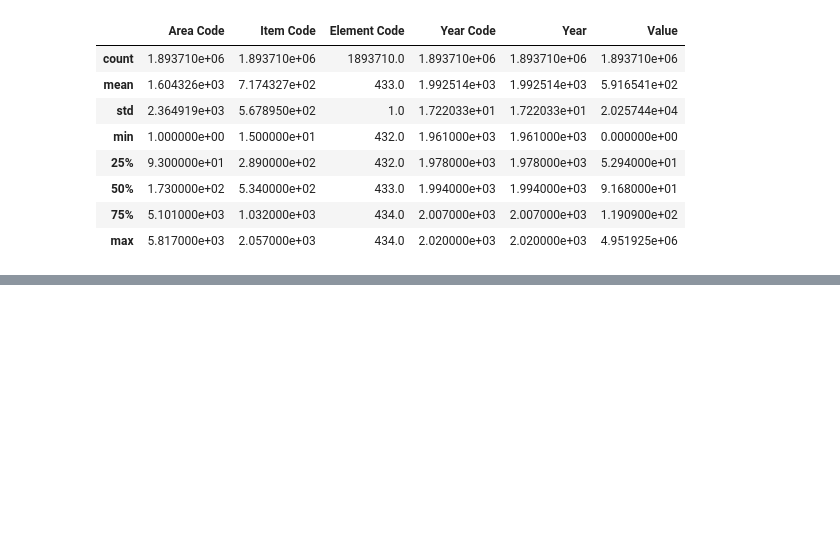
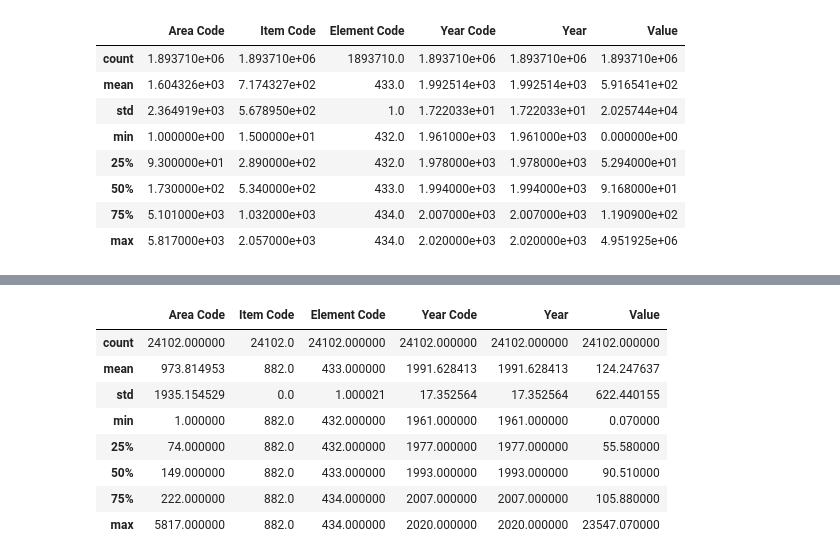
Before and after one commit to DrAmy-Data/CA2, a Jupyter notebook: CA2.ipynb, the cells around one changed output, grey strips where cells are left out. Drawn from its saved outputs; the diff is of its cells as text; code cells hidden in the pictures; blank space fills up the shorter version.

Commit message:
explore data

```diff
--- a/CA2.ipynb
+++ b/CA2.ipynb
@@ -135,0 +160,12 @@ rmc_df.head() # Look at the first five rows of data
+# %%
+rmc_df.describe() # description of the numeric data in the DataFrame
+# %% [output]
+|  | Area Code | Item Code | Element Code | Year Code | Year | Value |
+| count | 24102.000000 | 24102.0 | 24102.000000 | 24102.000000 | 24102.000000 | 24102.000000 |
+| mean | 973.814953 | 882.0 | 433.000000 | 1991.628413 | 1991.628413 | 124.247637 |
+| std | 1935.154529 | 0.0 | 1.000021 | 17.352564 | 17.352564 | 622.440155 |
+| min | 1.000000 | 882.0 | 432.000000 | 1961.000000 | 1961.000000 | 0.070000 |
+| 25% | 74.000000 | 882.0 | 432.000000 | 1977.000000 | 1977.000000 | 55.580000 |
+| 50% | 149.000000 | 882.0 | 433.000000 | 1993.000000 | 1993.000000 | 90.510000 |
+| 75% | 222.000000 | 882.0 | 434.000000 | 2007.000000 | 2007.000000 | 105.880000 |
+| max | 5817.000000 | 882.0 | 434.000000 | 2020.000000 | 2020.000000 | 23547.070000 |
```
Also changed, not shown: parts of 16 cells of this notebook.
